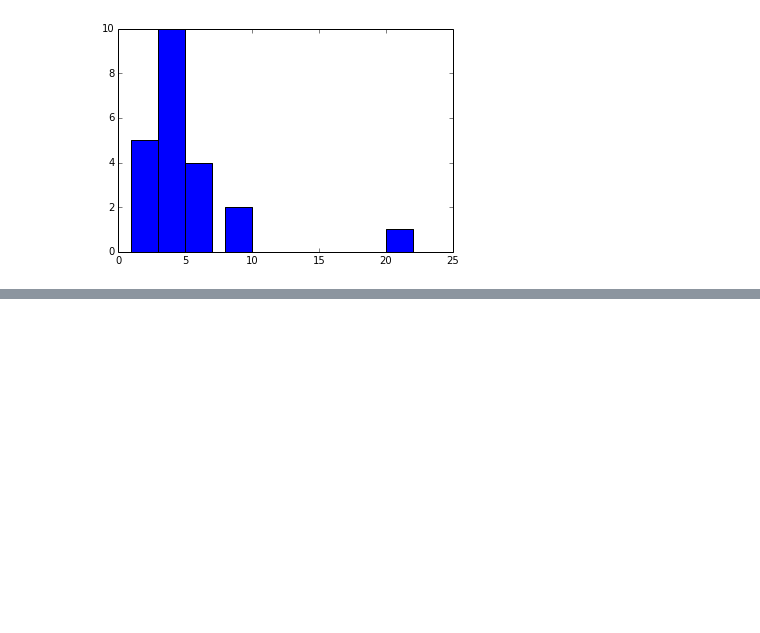
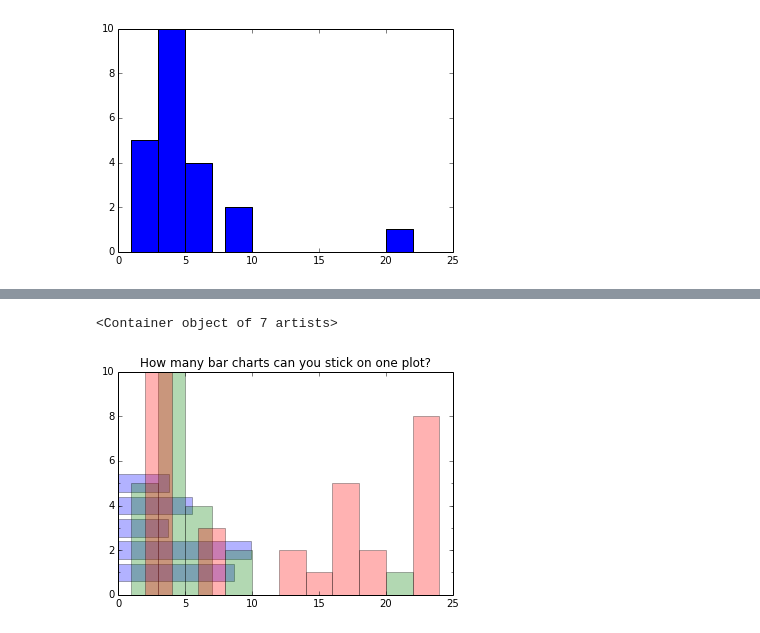
Before and after one commit to mpld3/matplotlylib, a Jupyter notebook: notebooks/Bars.ipynb, the cells around one changed output, grey strips where cells are left out. Drawn from its saved outputs; the diff is of its cells as text; code cells hidden in the pictures; blank space fills up the shorter version.

```diff
--- a/notebooks/Bars.ipynb
+++ b/notebooks/Bars.ipynb
@@ -56,0 +127,23 @@ fig_to_plotly(fig, username, api_key, notebook=True)
+# %%
+# Example data
+people = ('Tom', 'Dick', 'Harry', 'Slim', 'Jim')
+y_pos = np.arange(1, len(people) + 1)
+performance = 3 + 10 * np.random.rand(len(people))
+error = np.random.rand(len(people))
+
+fig = plt.figure()
+ax = fig.add_subplot(111)
+ax.barh(y_pos, performance, align='center', alpha=0.3) # xerr=error
+ax.set_yticks(y_pos, people)
+ax.set_title('How many bar charts can you stick on one plot?')
+left = [1, 3, 5, 8, 20]
+height = [5, 10, 4, 2, 1]
+width = 2
+ax.bar(left, height, width=width, color='g', alpha=0.3)
+left = [2, 6, 12, 14, 16, 18, 22]
+height = [10, 3, 2, 1, 5, 2, 8]
+width = 2
+ax.bar(left, height, width=width, color='r', alpha=0.3)
+# %% [output]
+<Container object of 7 artists>
+[figure, added]
```
Also changed, not shown: parts of 6 cells of this notebook, 2 other files.
